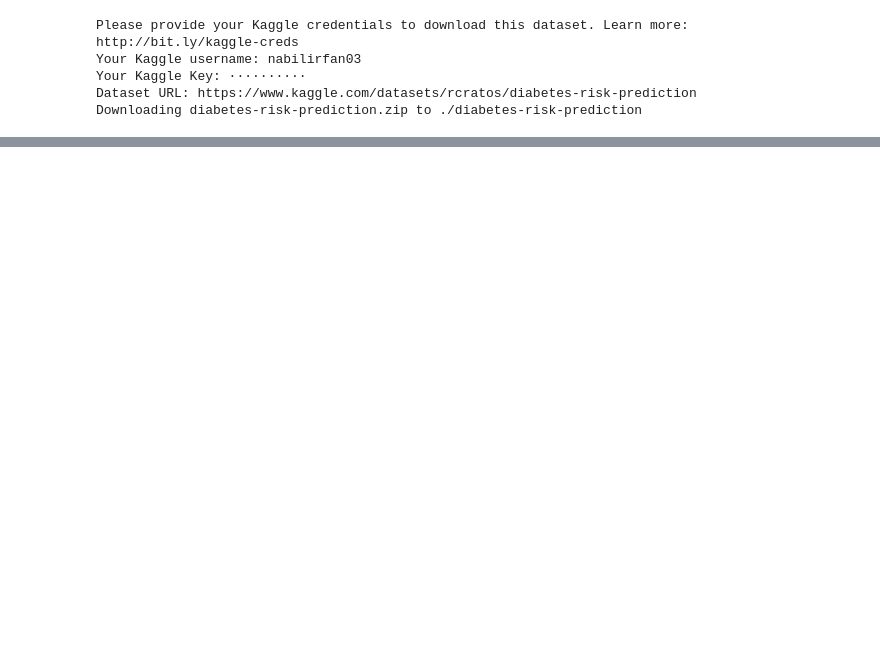
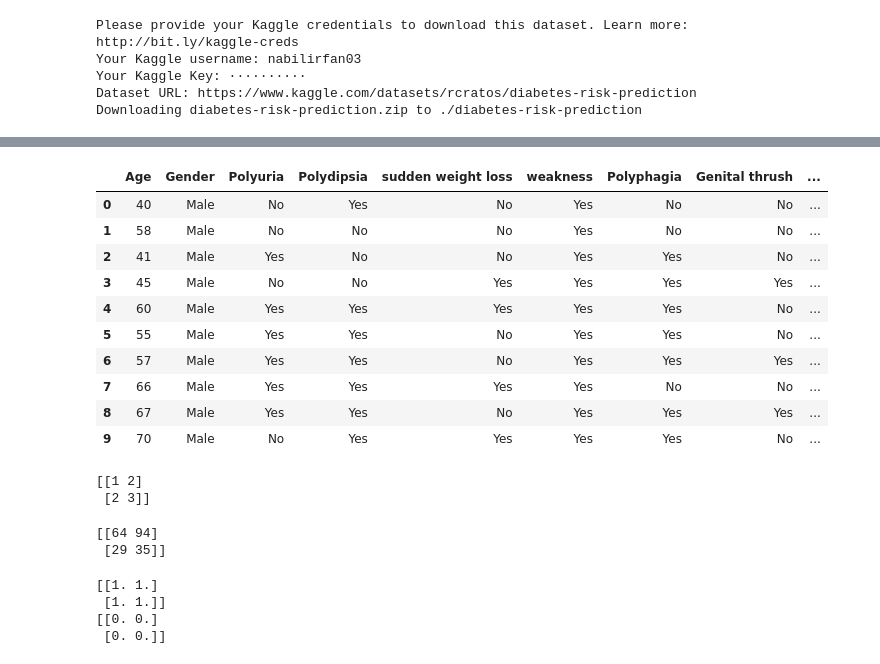
Before and after one commit to bill-ion-ux/bug-free-octo-happiness, a Jupyter notebook: tutorial_2.ipynb, the cells around one changed output, grey strips where cells are left out. Drawn from its saved outputs; the diff is of its cells as text; code cells hidden in the pictures; blank space fills up the shorter version.

```diff
--- a/tutorial_2.ipynb
+++ b/tutorial_2.ipynb
@@ -83,0 +85,38 @@ _ = plt.ylabel('Polydipsia')
+# %%
+data.head(10) # display the first 19 row in dataset
+# %% [output]
+|  | Age | Gender | Polyuria | Polydipsia | sudden weight loss | weakness | Polyphagia | Genital thrush | ... |
+| 0 | 40 | Male | No | Yes | No | Yes | No | No | ... |
+| 1 | 58 | Male | No | No | No | Yes | No | No | ... |
+| 2 | 41 | Male | Yes | No | No | Yes | Yes | No | ... |
+| 3 | 45 | Male | No | No | Yes | Yes | Yes | Yes | ... |
+| 4 | 60 | Male | Yes | Yes | Yes | Yes | Yes | No | ... |
+| 5 | 55 | Male | Yes | Yes | No | Yes | Yes | No | ... |
+| 6 | 57 | Male | Yes | Yes | No | Yes | Yes | Yes | ... |
+| 7 | 66 | Male | Yes | Yes | Yes | Yes | No | No | ... |
+| 8 | 67 | Male | Yes | Yes | No | Yes | Yes | Yes | ... |
+| 9 | 70 | Male | No | Yes | Yes | Yes | Yes | No | ... |
+# %%
+import numpy as np
+
+array = np.array([[1,2],[2,3]])
+print(array)
+# %% [output]
+[[1 2]
+ [2 3]]
+# %%
+array_random = np.random.randint(1,100,(2,2))
+print(array_random)
+# %% [output]
+[[64 94]
+ [29 35]]
+# %%
+array_ones = np.ones((2,2))
+array_zeros = np.zeros((2,2))
+print(array_ones)
+print(array_zeros)
+# %% [output]
+[[1. 1.]
+ [1. 1.]]
+[[0. 0.]
+ [0. 0.]]
```
Also changed, not shown: parts of 8 cells of this notebook.
